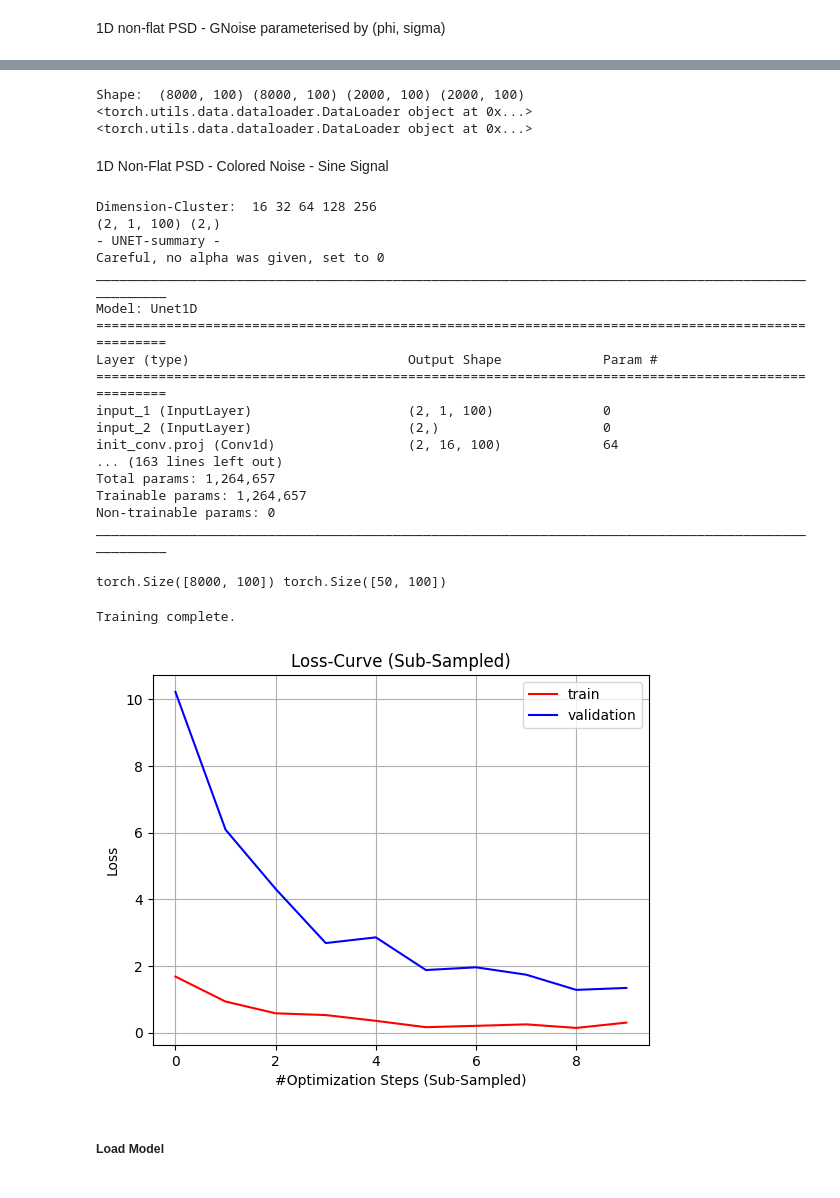
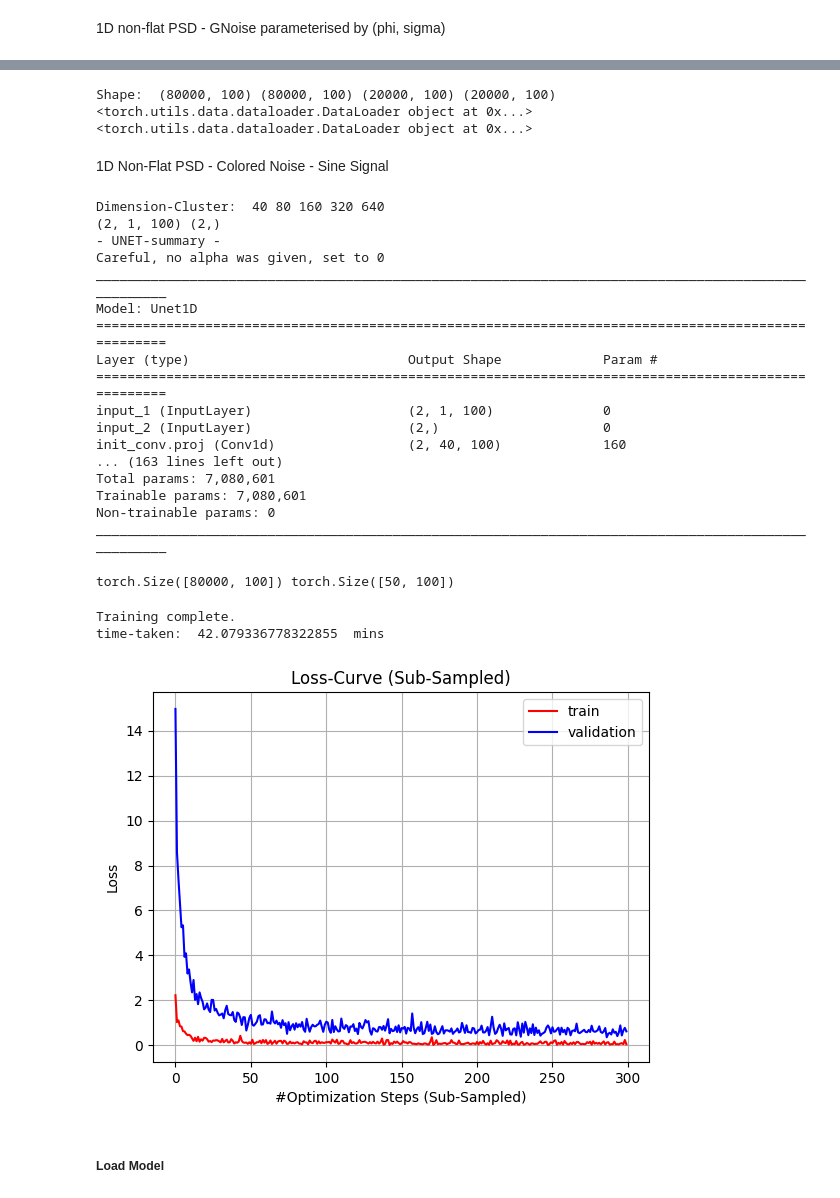
Before and after one commit to AlikMon88/Gibbs-Diff, a Jupyter notebook: unit_main_gibbs.ipynb, the cells around one changed output, grey strips where cells are left out. Drawn from its saved outputs; the diff is of its cells as text; code cells hidden in the pictures.

```diff
--- a/unit_main_gibbs.ipynb
+++ b/unit_main_gibbs.ipynb
@@ -102,7 +103,7 @@ def plot_results(noisy, clean, denoised, title=""):
     plt.tight_layout()
     plt.show()
 # %%
-n_samples = 10000 ## num of samples
+n_samples = 100000 ## num of samples
 n_depth = 100 ## sequence-length
 rn = random.randint(0, n_samples)
 # %% [markdown]
@@ -148,7 +149,7 @@ val_loader = DataLoader(dataset_val, batch_size=batch_size, shuffle=True)
 
 print(train_loader, val_loader)
 # %% [output]
-Shape:  (8000, 100) (8000, 100) (2000, 100) (2000, 100)
+Shape:  (80000, 100) (80000, 100) (20000, 100) (20000, 100)
 <torch.utils.data.dataloader.DataLoader object at 0x...> <torch.utils.data.dataloader.DataLoader object at 0x...>
 # %% [markdown]
 1D Non-Flat PSD - Colored Noise - Sine Signal
@@ -189,6 +194,6 @@ import modules.utils.hmc
 # %%
 gmodel = Unet1DGDiff(
-    dim = 16, ## ? Something is wrong here?
+    dim = 40, ## ? Something is wrong here?
     channels=1,
 )
 
@@ -208,7 +213,7 @@ gdiffusion = GibbsDiff1D(
     num_timesteps = 1000,
 )
 # %% [output]
-Dimension-Cluster:  16 32 64 128 256
+Dimension-Cluster:  40 80 160 320 640
 (2, 1, 100) (2,)
 - UNET-summary -
 Careful, no alpha was given, set to 0
@@ -219,18 +224,18 @@ Layer (type)                            Output Shape             Param #
 ====================================================================================================
 input_1 (InputLayer)                    (2, 1, 100)              0
 input_2 (InputLayer)                    (2,)                     0
-init_conv.proj (Conv1d)                 (2, 16, 100)             64
+init_conv.proj (Conv1d)                 (2, 40, 100)             160
 ... (163 lines left out)
-Total params: 1,264,657
-Trainable params: 1,264,657
+Total params: 7,080,601
+Trainable params: 7,080,601
 Non-trainable params: 0
 ____________________________________________________________________________________________________
 # %%
 print(signal_train.shape, signal_val[:50].shape)
 # %% [output]
-torch.Size([8000, 100]) torch.Size([50, 100])
+torch.Size([80000, 100]) torch.Size([50, 100])
 # %%
-train_num_steps = 1000
+train_num_steps = 3000
 # %%
 gtrainer = TrainerGDiff(
     gdiffusion,
@@ -243,25 +248,30 @@ gtrainer = TrainerGDiff(
     ema_decay = 0.995,                 # exponential moving average decay
 )
 
+ft = time.time()
 train_loss_curve, val_loss_curve = gtrainer.train()
+lt = time.time()
+
+print('time-taken: ', (lt - ft) / 60, ' mins')
 # %% [output]
 Training complete.
+time-taken:  42.079336778322855  mins
 # %%
 fig = plt.Figure(figsize=(7, 7))
 
-rate = 100
+rate = 10
 plt.plot(np.arange(train_num_steps // rate), train_loss_curve[::rate], color = 'red', label = 'train')
 plt.plot(np.arange(train_num_steps // rate), val_loss_curve[::rate], color = 'blue', label = 'validation')
 
 plt.ylabel('Loss')
 plt.xlabel('#Optimization Steps (Sub-Sampled)')
 plt.title('Loss-Curve (Sub-Sampled)')
 
 plt.grid()
 plt.legend()
 plt.show()
 # %% [output]
-[figure, old version]
+[figure, new version]
 # %% [markdown]
 ##### Load Model
 # %%
```
Also changed, not shown: parts of 17 cells of this notebook, 5 other files.
